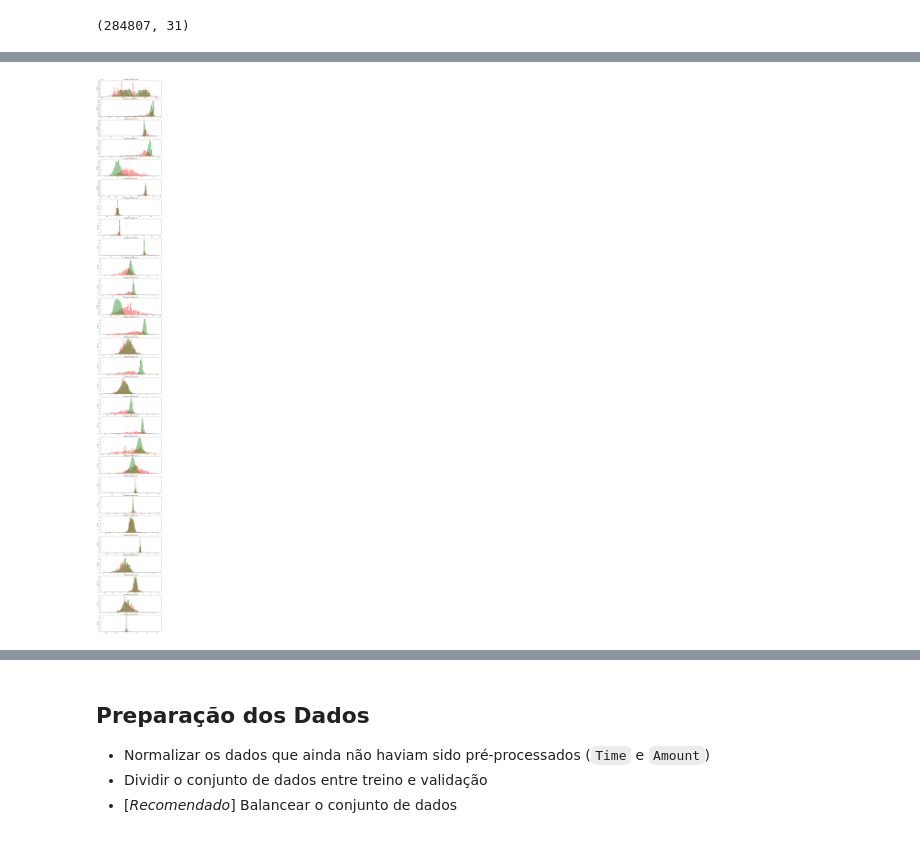
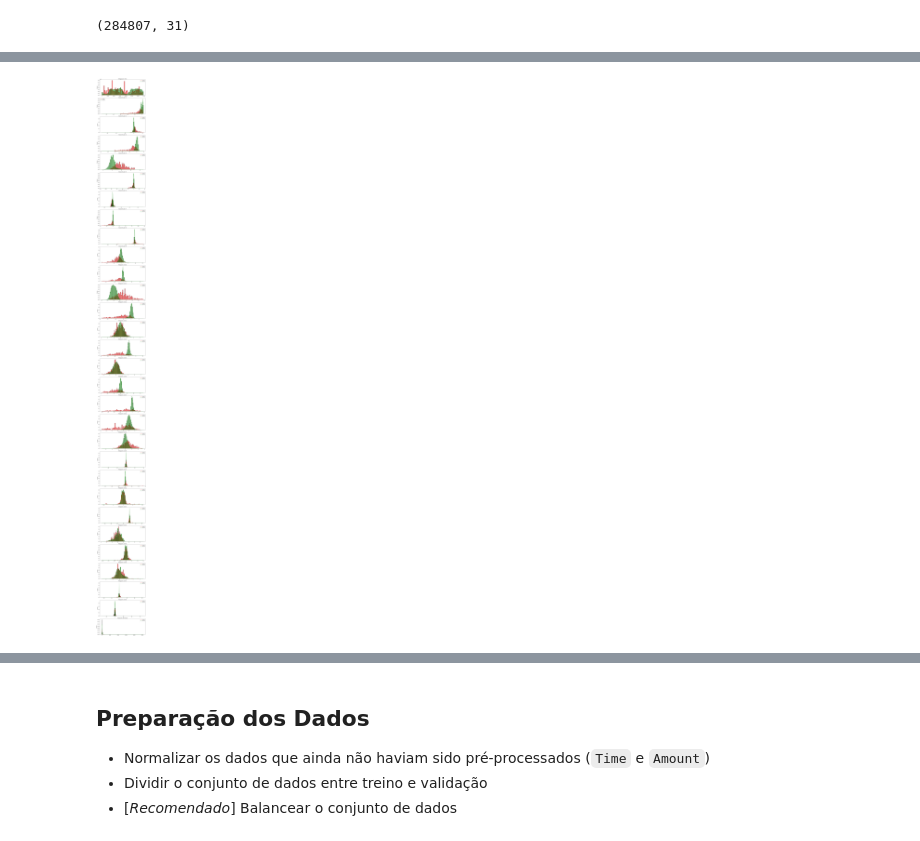
Before and after one commit to tvaditya/intro_ds_and_ml, a Jupyter notebook: [T_V_Aditya]_Detecção_de_Fraude_em_Cartões_de_Crédito.ipynb, the cells around one changed output, grey strips where cells are left out. Saved outputs shown, nothing was run; the diff lists cells and outputs as text; code cells hidden in the pictures.

```diff
--- a/[T_V_Aditya]_Detecção_de_Fraude_em_Cartões_de_Crédito.ipynb
+++ b/[T_V_Aditya]_Detecção_de_Fraude_em_Cartões_de_Crédito.ipynb
@@ -104,15 +105,16 @@ df.describe()
 | 75% | 139320.500000 | 1.315642e+00 | 8.037239e-01 | 1.027196e+00 | 7.433413e-01 | 6.119264e-01 | 3.985649e-01 | 5.704361e-01 | 3.273459e-01 | 5.971390e-01 | 4.539234e-01 | ... |
 | max | 172792.000000 | 2.454930e+00 | 2.205773e+01 | 9.382558e+00 | 1.687534e+01 | 3.480167e+01 | 7.330163e+01 | 1.205895e+02 | 2.000721e+01 | 1.559499e+01 | 2.374514e+01 | ... |
 # %%
-features = df.iloc[:,0:28].columns
-plt.figure(figsize=(12,28*4))
-gs = gridspec.GridSpec(28, 1)
-for i, c in enumerate(df[features]):
- ax = plt.subplot(gs[i])
- sns.distplot(df[c][df.Class == 1], bins=50, color="red")
- sns.distplot(df[c][df.Class == 0], bins=50, color="green")
+features = df.iloc[:,0:30].columns
+plt.figure(figsize=(12,30*5))
+gs = gridspec.GridSpec(30, 1)
+for idx, col in enumerate(df[features]):
+ ax = plt.subplot(gs[idx])
+ sns.histplot(df[col][df.Class == 1], bins=50, color="red", kde=True, stat='density')
+ sns.histplot(df[col][df.Class == 0], bins=50, color="green", kde=True, stat='density')
  ax.set_xlabel("")
- ax.set_title(f"histogram of feature: {str(c)} ")
+ ax.set_title(f"Histograma de: {str(col)} ")
+ ax.legend(labels=['Fraude', 'Normal'])
 plt.show()
 # %% [output]
-[figure, old version]
+[figure, new version]
```
Also changed, not shown: parts of 68 cells of this notebook.
